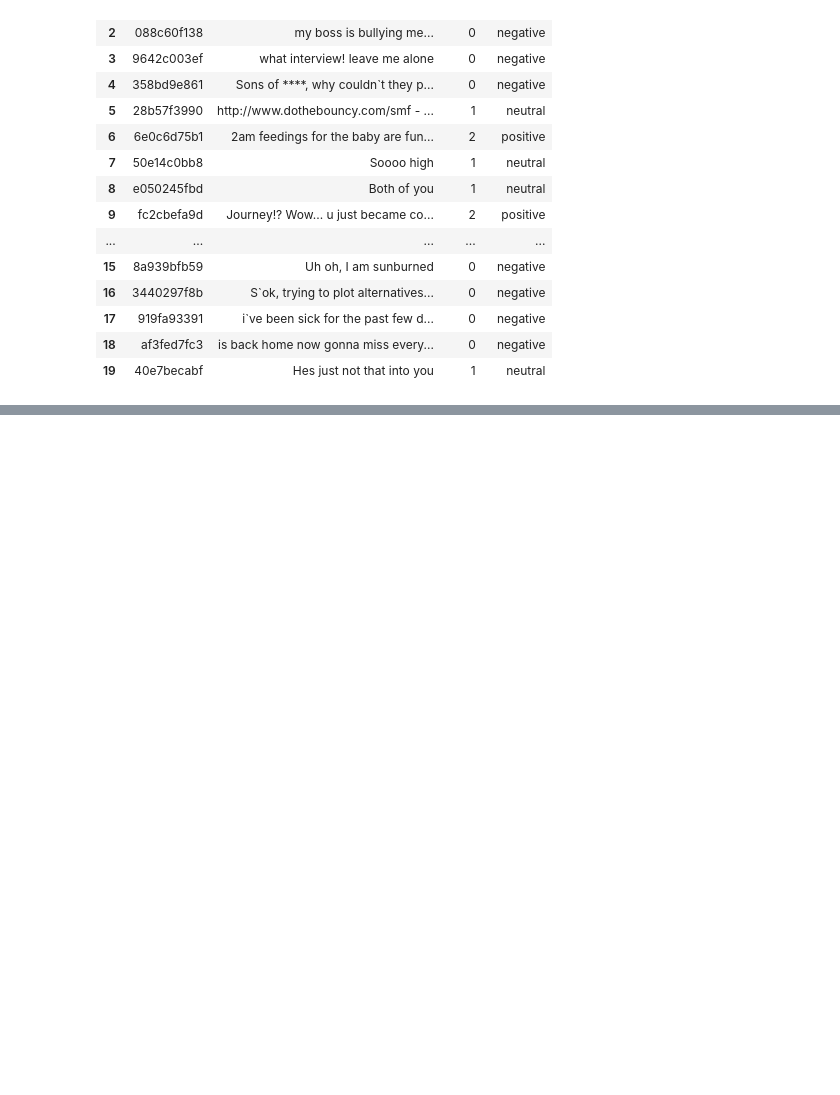
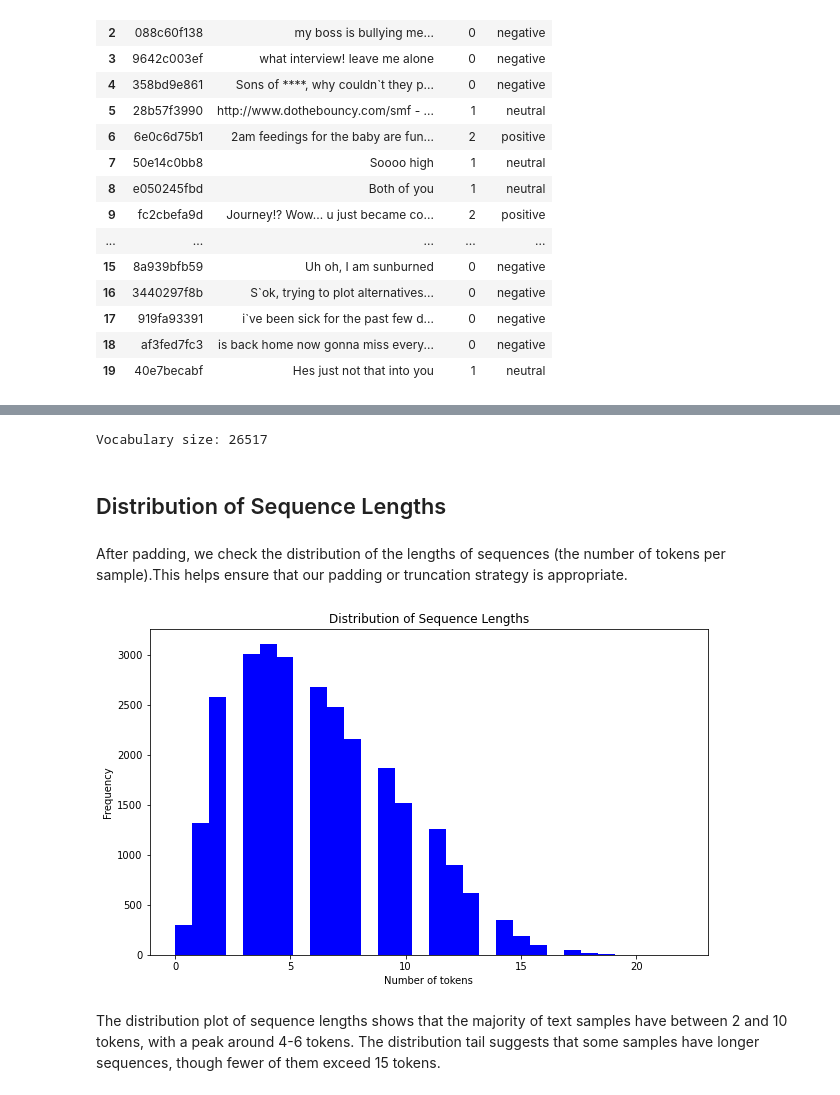
Before and after one commit to akeyo03/group-8-project, a Jupyter notebook: project.ipynb, the cells around one changed output, grey strips where cells are left out. Cells and saved outputs as stored; diff of their text form; code cells hidden in the pictures; blank space fills up the shorter version.

```diff
--- a/project.ipynb
+++ b/project.ipynb
@@ -109,0 +159,4 @@ memory usage: 858.9+ KB
+# %%
+# Download stopwords
+nltk.download('stopwords')
+stop_words = set(stopwords.words('english'))
@@ -109,0 +172,22 @@ memory usage: 858.9+ KB
+# %%
+def preprocess_text(text) -> str:
+  """
+  Function to clean and preprocess the text
+  """
+  # lower case
+  text = text.lower()
+  # remove html tags
+  text = re.sub(r'<.*?>', '', text)
+  # remove non-alphabetical
+  text = re.sub(r'[^a-z\s]', '', text)
+  # remove stop words
+  text = ' '.join([word for word in text.split() if word not in stop_words])
+  # remove mentions
+  text = re.sub(r'@\w+', '', text)
+  # remove html links
+  text = re.sub(r'http\S+|www.\S+', '', text)
+
+  return text
+# %%
+# apply to the text column
+train_df['text'] = train_df['text'].apply(preprocess_text)
@@ -109,0 +201,8 @@ memory usage: 858.9+ KB
+# %%
+# tokenize the 'text' column
+tokenizer = Tokenizer(num_words=5000)
+tokenizer.fit_on_texts(train_df['text'])
+word_index = tokenizer.word_index
+print(f'Vocabulary size: {len(word_index)}')
+# %% [output]
+Vocabulary size: 26517
@@ -109,0 +220,19 @@ memory usage: 858.9+ KB
+# %% [markdown]
+## Distribution of Sequence Lengths
+# %% [markdown]
+After padding, we check the distribution of the lengths of sequences (the number of tokens per sample).This helps ensure that our padding or truncation strategy is appropriate.
+# %%
+# Get the length of each sequence (before padding)
+seq_lengths = [len(seq) for seq in tokenizer.texts_to_sequences(train_df['text'])]
+
+# Plot distribution of sequence lengths
+plt.figure(figsize=(10,6))
+plt.hist(seq_lengths, bins=30, color='blue')
+plt.title('Distribution of Sequence Lengths')
+plt.xlabel('Number of tokens')
+plt.ylabel('Frequency')
+plt.show()
+# %% [output]
+[figure, added]
+# %% [markdown]
+The distribution plot of sequence lengths shows that the majority of text samples have between 2 and 10 tokens, with a peak around 4-6 tokens. The distribution tail suggests that some samples have longer sequences, though fewer of them exceed 15 tokens.
```
Also changed, not shown: parts of 28 cells of this notebook.
